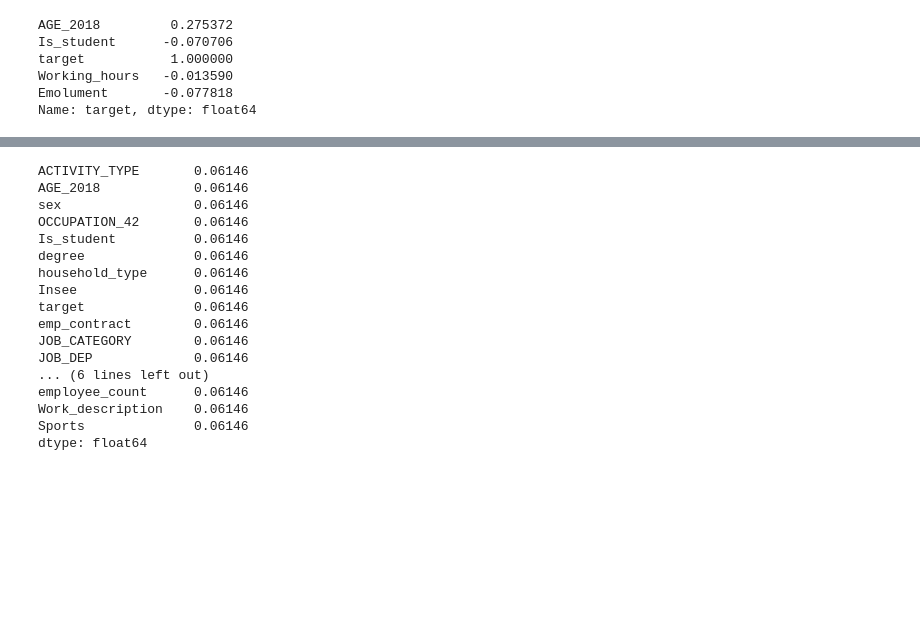
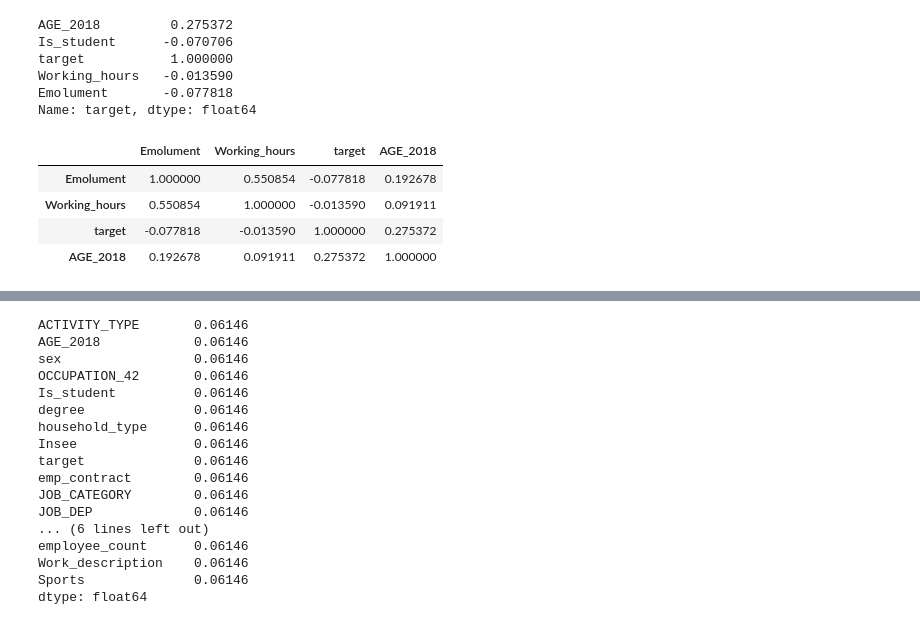
Before and after one commit to matardoky/ould-, a Jupyter notebook: Analyse et exploration des données .ipynb, the cells around one changed output, grey strips where cells are left out. Drawn from its saved outputs; the diff is of its cells as text; code cells hidden in the pictures; blank space fills up the shorter version.

```diff
--- a/Analyse et exploration des données .ipynb
+++ b/Analyse et exploration des données .ipynb
@@ -370,0 +373,8 @@ Name: target, dtype: float64
+# %%
+_df.corr()
+# %% [output]
+|  | Emolument | Working_hours | target | AGE_2018 |
+| Emolument | 1.000000 | 0.550854 | -0.077818 | 0.192678 |
+| Working_hours | 0.550854 | 1.000000 | -0.013590 | 0.091911 |
+| target | -0.077818 | -0.013590 | 1.000000 | 0.275372 |
+| AGE_2018 | 0.192678 | 0.091911 | 0.275372 | 1.000000 |
```
Also changed, not shown: parts of 2 cells of this notebook.
